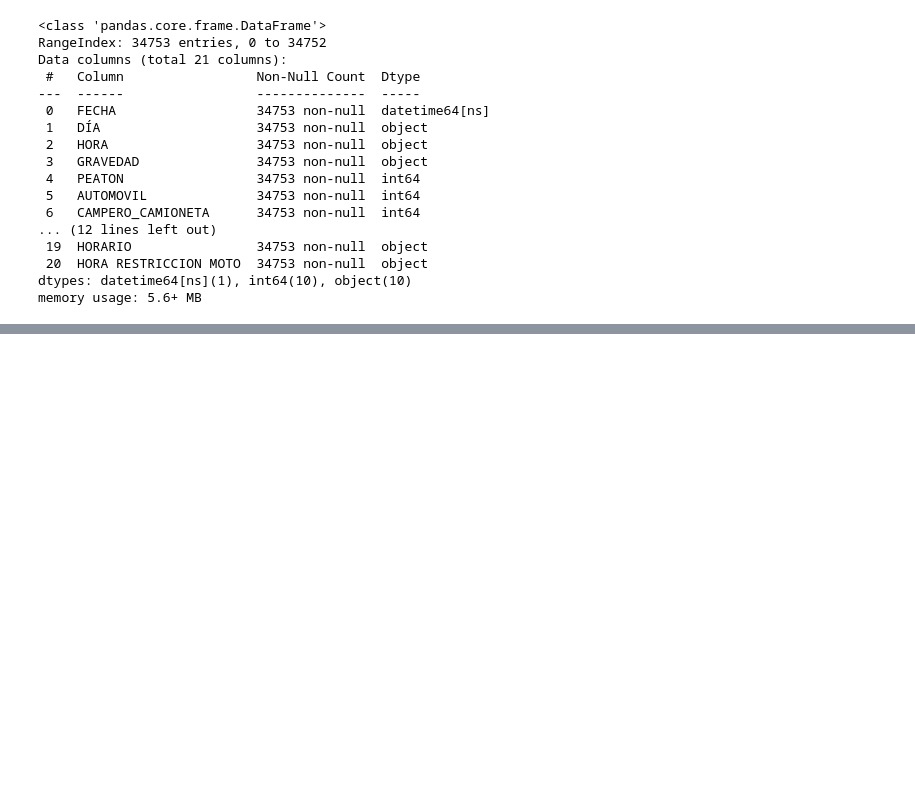
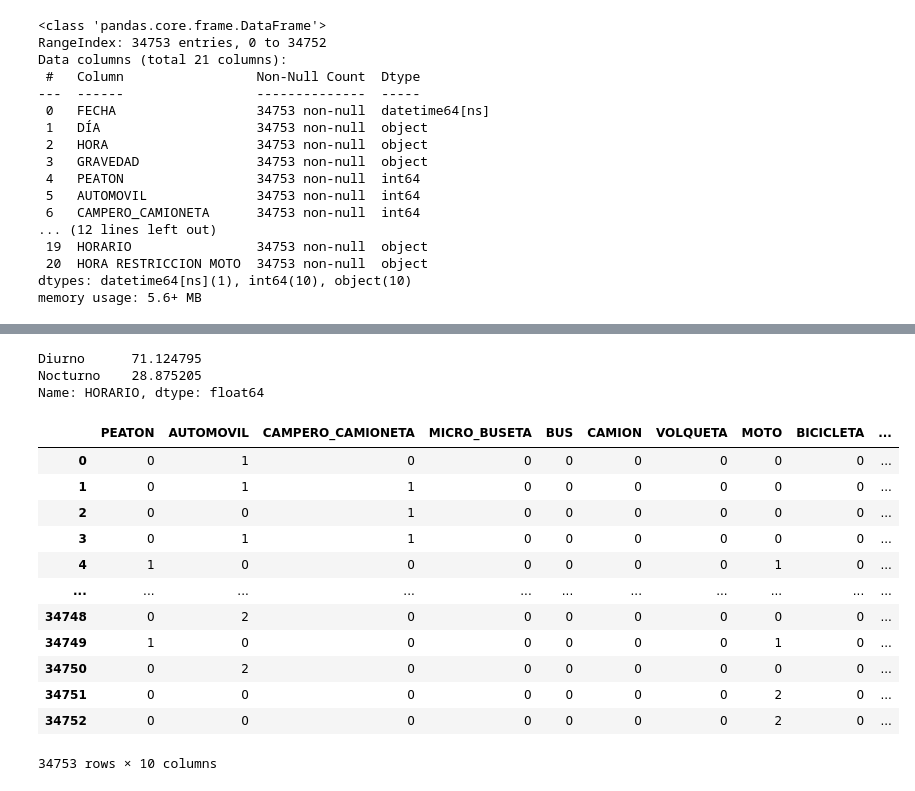
Before and after one commit to jhonjoya/bucaramanga-traffic-accidents, a Jupyter notebook: 1_Bucaramanga_traffic_accidents.ipynb, the cells around one changed output, grey strips where cells are left out. Saved outputs shown, nothing was run; the diff lists cells and outputs as text; code cells hidden in the pictures; blank space fills up the shorter version.

```diff
--- a/1_Bucaramanga_traffic_accidents.ipynb
+++ b/1_Bucaramanga_traffic_accidents.ipynb
@@ -153,3 +152,6 @@ Data columns (total 21 columns):
  20  HORA RESTRICCION MOTO  34753 non-null  object
 dtypes: datetime64[ns](1), int64(10), object(10)
 memory usage: 5.6+ MB
+# %%
+df = raw
+df.sample(5)
@@ -155,0 +199,23 @@ memory usage: 5.6+ MB
+# %%
+df['HORARIO'].value_counts()/df['HORARIO'].value_counts().sum()*100
+# %% [output]
+Diurno      71.124795
+Nocturno    28.875205
+Name: HORARIO, dtype: float64
+# %%
+df_vehiculos = df[['PEATON','AUTOMOVIL','CAMPERO_CAMIONETA','MICRO_BUSETA','BUS','CAMION','VOLQUETA','MOTO','BICICLETA','OTRO']]
+df_vehiculos
+# %% [output]
+|  | PEATON | AUTOMOVIL | CAMPERO_CAMIONETA | MICRO_BUSETA | BUS | CAMION | VOLQUETA | MOTO | BICICLETA | ... |
+| 0 | 0 | 1 | 0 | 0 | 0 | 0 | 0 | 0 | 0 | ... |
+| 1 | 0 | 1 | 1 | 0 | 0 | 0 | 0 | 0 | 0 | ... |
+| 2 | 0 | 0 | 1 | 0 | 0 | 0 | 0 | 0 | 0 | ... |
+| 3 | 0 | 1 | 1 | 0 | 0 | 0 | 0 | 0 | 0 | ... |
+| 4 | 1 | 0 | 0 | 0 | 0 | 0 | 0 | 1 | 0 | ... |
+| ... | ... | ... | ... | ... | ... | ... | ... | ... | ... | ... |
+| 34748 | 0 | 2 | 0 | 0 | 0 | 0 | 0 | 0 | 0 | ... |
+| 34749 | 1 | 0 | 0 | 0 | 0 | 0 | 0 | 1 | 0 | ... |
+| 34750 | 0 | 2 | 0 | 0 | 0 | 0 | 0 | 0 | 0 | ... |
+| 34751 | 0 | 0 | 0 | 0 | 0 | 0 | 0 | 2 | 0 | ... |
+| 34752 | 0 | 0 | 0 | 0 | 0 | 0 | 0 | 2 | 0 | ... |
+34753 rows × 10 columns
```
Also changed, not shown: parts of 7 cells of this notebook.
